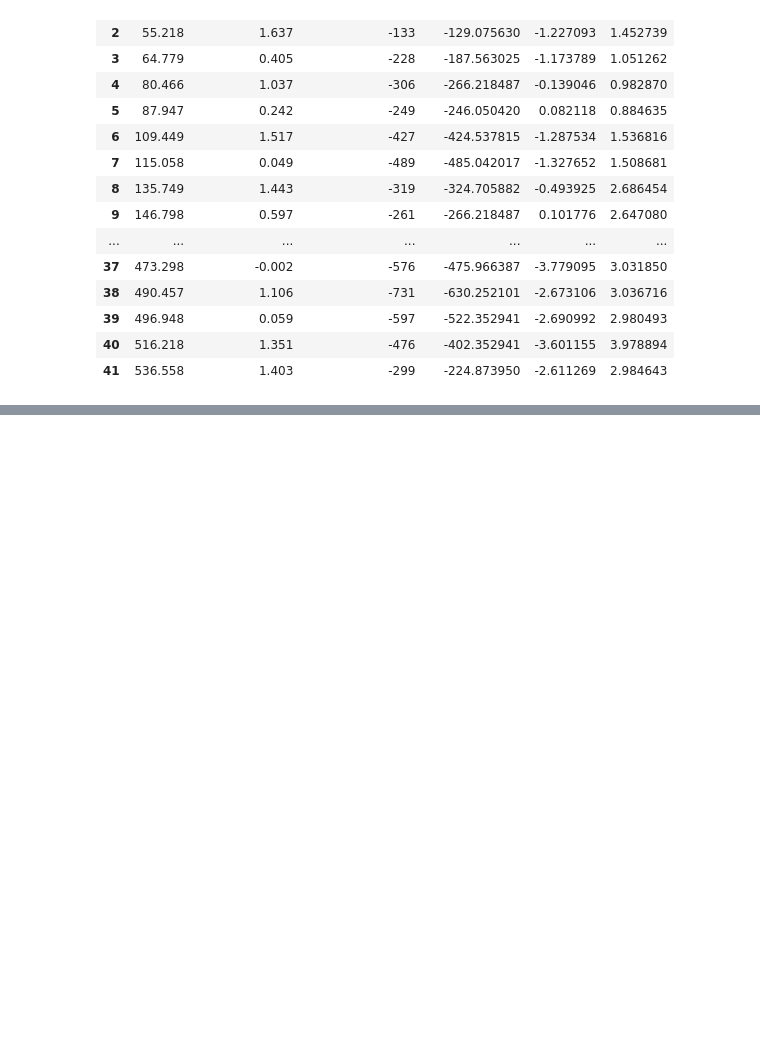
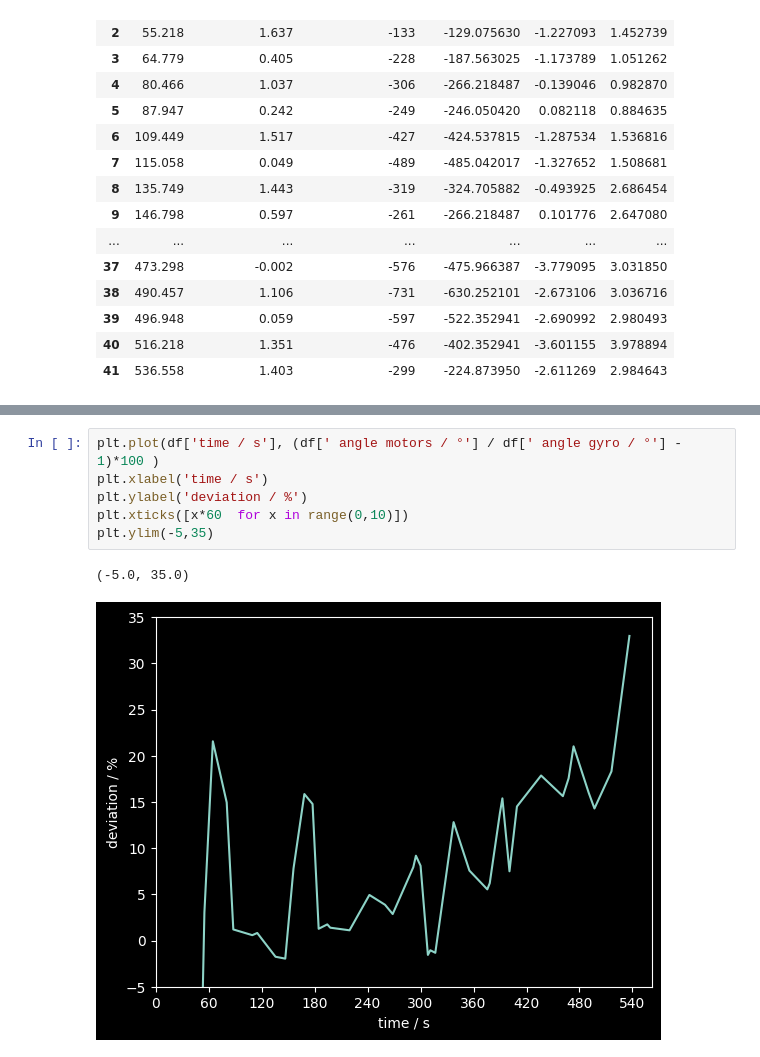
Before and after one commit to gerritnowald/myMindstormsEV3projects, a Jupyter notebook: 1_Gerd_path_tracking/post_processing/path.ipynb, the cells around one changed output, grey strips where cells are left out. Saved outputs shown, nothing was run; the diff lists cells and outputs as text; blank space fills up the shorter version.

```diff
--- a/1_Gerd_path_tracking/post_processing/path.ipynb
+++ b/1_Gerd_path_tracking/post_processing/path.ipynb
@@ -50 +65,10 @@ plt.yticks([x*180 for x in range(-4,1)])
 [figure]
+# %%
+plt.plot(df['time / s'], (df[' angle motors / °'] / df[' angle gyro / °'] - 1)*100 )
+plt.xlabel('time / s')
+plt.ylabel('deviation / %')
+plt.xticks([x*60  for x in range(0,10)])
+plt.ylim(-5,35)
+# %% [output]
+(-5.0, 35.0)
+[figure, added]
```
Also changed, not shown: parts of 3 cells of this notebook.
